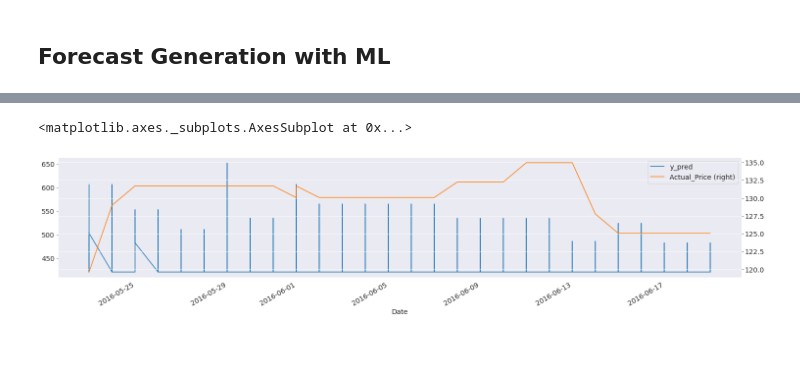
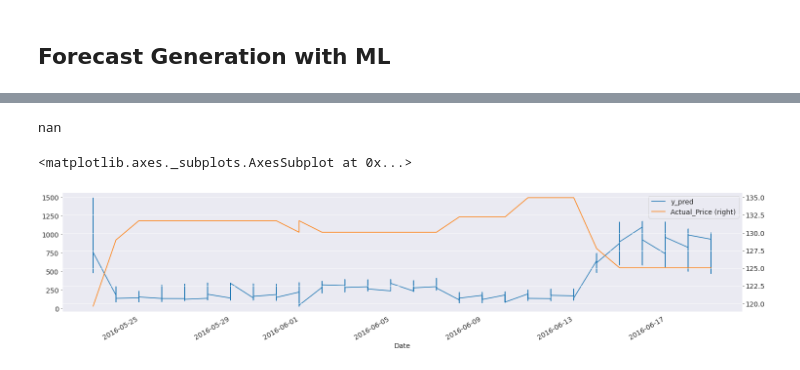
Before and after one commit to Kulikov17/MLDS_ATSF, a Jupyter notebook: hw_3/kulikov_w2022_23_hw3.ipynb, the cells around one changed output, grey strips where cells are left out. Cells and saved outputs as stored; diff of their text form; code cells hidden in the pictures.

```diff
--- a/hw_3/kulikov_w2022_23_hw3.ipynb
+++ b/hw_3/kulikov_w2022_23_hw3.ipynb
@@ -213,2 +226,0 @@ ts_retail['NoFilter'] = 1
-# %%
-ts_retail_test['NoFilter'] = 1
@@ -247,0 +231,2 @@ IntProgress(value=0, max=96)
+# %%
+data_lagged_features = generate_lagged_features(ts_retail)
@@ -247,0 +235,2 @@ IntProgress(value=0, max=96)
+# %%
+data_lagged_features_test = generate_lagged_features(ts_retail_test)
@@ -312,3 +306,11 @@ def plot_feature_importance(model, X , num = 20):
     plt.tight_layout()
     # plt.savefig('lgbm_importances-01.png')
     plt.show()
+# %%
+import xgboost as xg
+
+xgb1 = xg.XGBRegressor(objective='reg:squarederror', n_estimators=500, max_depth=7, subsample=0.4)
+xgb1.fit(sku1_train.drop(['SKU_id','Demand'], axis=1), sku1_train.Demand)
+
+xgb2 = xg.XGBRegressor(objective='reg:squarederror', n_estimators=500, max_depth=7, subsample=0.4)
+xgb2.fit(sku2_train.drop(['SKU_id','Demand'], axis=1), sku2_train.Demand)
@@ -450,7 +498,11 @@ y_test2 = sku2_test.Demand
+# %%
+wape(X_test1['y_pred'], y_test1)
+# %% [output]
+nan
 # %%
 # forecast for sku 1
-X_test1['y_pred'] = lgbm1.predict(X_test1[X_test1.columns[:-1]])
+X_test1['y_pred'] = xgb1.predict(X_test1[X_test1.columns[1:]])
 X_test1[['y_pred', 'Actual_Price']].plot(secondary_y = ['Actual_Price'])
 # %% [output]
 <matplotlib.axes._subplots.AxesSubplot at 0x...>
-[figure, old version]
+[figure, new version]
```
Also changed, not shown: parts of 21 cells of this notebook.
